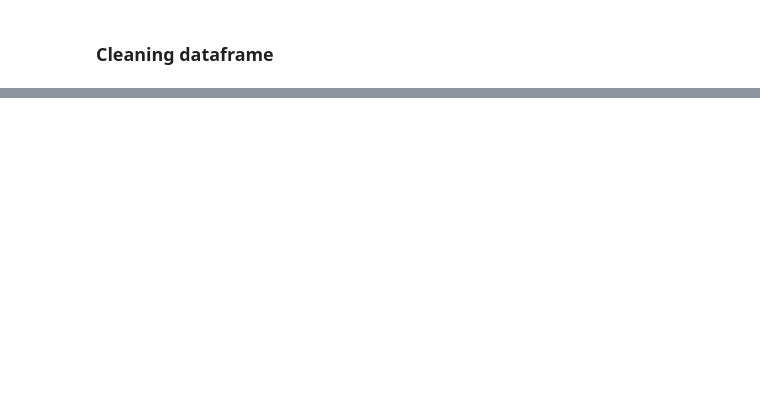
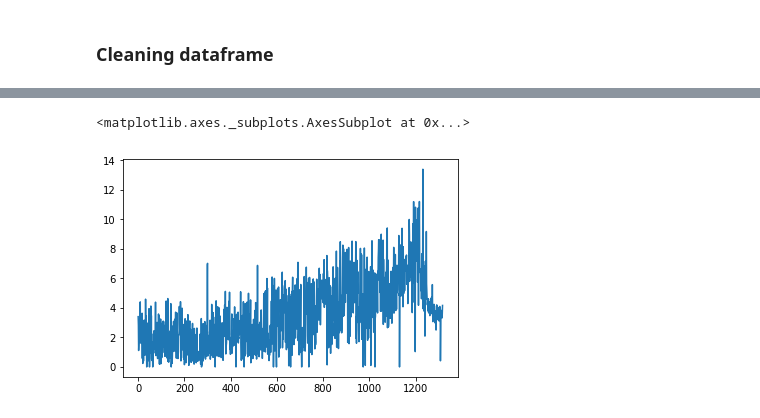
Before and after one commit to alexattia/Math4Business, a Jupyter notebook: Scrapper BitInfoCharts.ipynb, the cells around one changed output, grey strips where cells are left out. Drawn from its saved outputs; the diff is of its cells as text; code cells hidden in the pictures; blank space fills up the shorter version.

```diff
--- a/Scrapper BitInfoCharts.ipynb
+++ b/Scrapper BitInfoCharts.ipynb
@@ -82,0 +124,5 @@ df2.head(20)
+# %%
+df.RewardFee.plot()
+# %% [output]
+<matplotlib.axes._subplots.AxesSubplot at 0x...>
+[figure, added]
```
Also changed, not shown: parts of 11 cells of this notebook.
